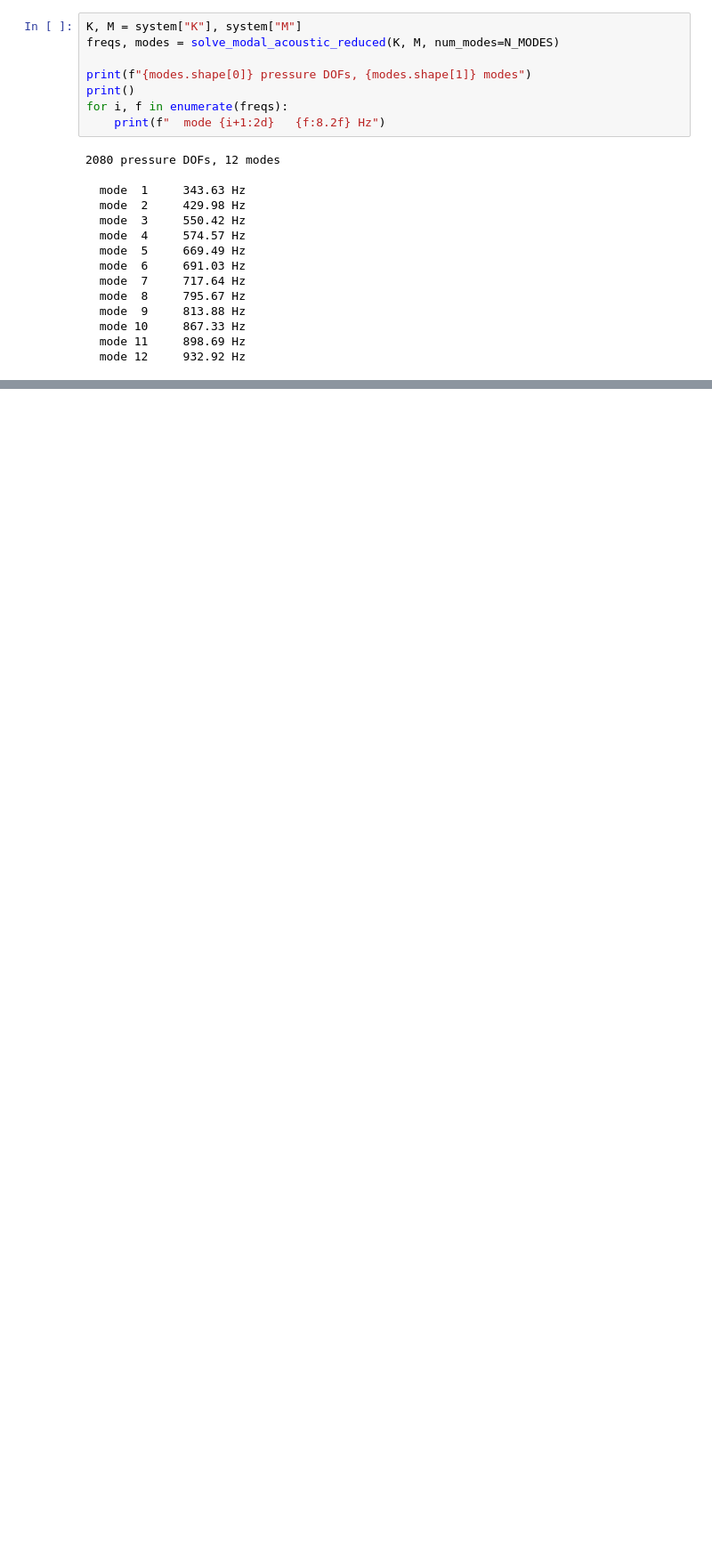
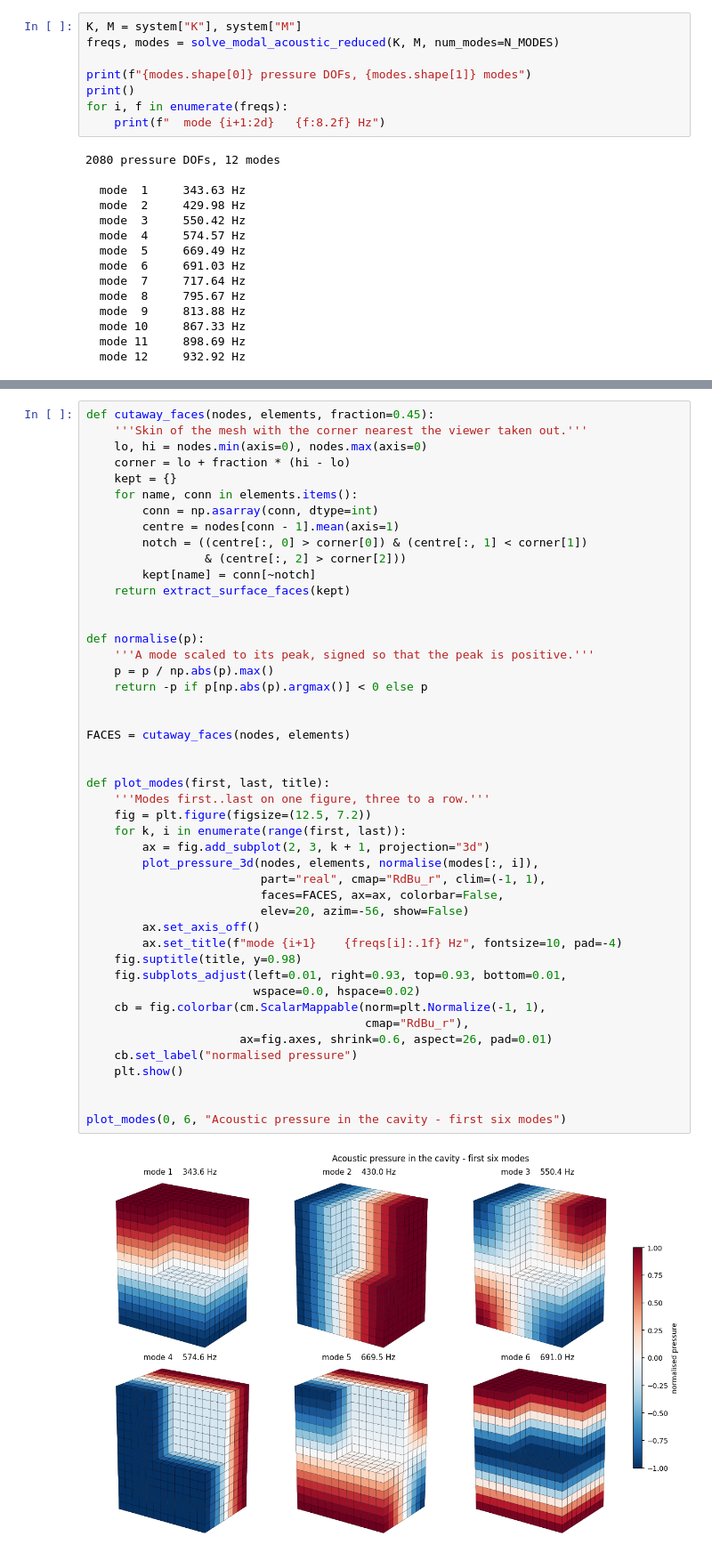
Before and after one commit to DanFabb/pycafe, a Jupyter notebook: examples/01_cavity_acoustic_3d.ipynb, the cells around one changed output, grey strips where cells are left out. Shown at 89% size. Cells and saved outputs as stored; diff of their text form; blank space fills up the shorter version.

```diff
--- a/examples/01_cavity_acoustic_3d.ipynb
+++ b/examples/01_cavity_acoustic_3d.ipynb
@@ -294,2 +246,50 @@ plot_modes(0, 6, "Acoustic pressure on the cavity walls - first six modes")
+# %%
+def cutaway_faces(nodes, elements, fraction=0.45):
+    '''Skin of the mesh with the corner nearest the viewer taken out.'''
+    lo, hi = nodes.min(axis=0), nodes.max(axis=0)
+    corner = lo + fraction * (hi - lo)
+    kept = {}
+    for name, conn in elements.items():
+        conn = np.asarray(conn, dtype=int)
+        centre = nodes[conn - 1].mean(axis=1)
+        notch = ((centre[:, 0] > corner[0]) & (centre[:, 1] < corner[1])
+                 & (centre[:, 2] > corner[2]))
+        kept[name] = conn[~notch]
+    return extract_surface_faces(kept)
+
+
+def normalise(p):
+    '''A mode scaled to its peak, signed so that the peak is positive.'''
+    p = p / np.abs(p).max()
+    return -p if p[np.abs(p).argmax()] < 0 else p
+
+
+FACES = cutaway_faces(nodes, elements)
+
+
+def plot_modes(first, last, title):
+    '''Modes first..last on one figure, three to a row.'''
+    fig = plt.figure(figsize=(12.5, 7.2))
+    for k, i in enumerate(range(first, last)):
+        ax = fig.add_subplot(2, 3, k + 1, projection="3d")
+        plot_pressure_3d(nodes, elements, normalise(modes[:, i]),
+                         part="real", cmap="RdBu_r", clim=(-1, 1),
+                         faces=FACES, ax=ax, colorbar=False,
+                         elev=20, azim=-56, show=False)
+        ax.set_axis_off()
+        ax.set_title(f"mode {i+1}    {freqs[i]:.1f} Hz", fontsize=10, pad=-4)
+    fig.suptitle(title, y=0.98)
+    fig.subplots_adjust(left=0.01, right=0.93, top=0.93, bottom=0.01,
+                        wspace=0.0, hspace=0.02)
+    cb = fig.colorbar(cm.ScalarMappable(norm=plt.Normalize(-1, 1),
+                                        cmap="RdBu_r"),
+                      ax=fig.axes, shrink=0.6, aspect=26, pad=0.01)
+    cb.set_label("normalised pressure")
+    plt.show()
+
+
+plot_modes(0, 6, "Acoustic pressure in the cavity - first six modes")
+# %% [output]
+[figure, added]
 # %%
 plot_modes(6, N_MODES,
```
Also changed, not shown: parts of 10 cells of this notebook.
